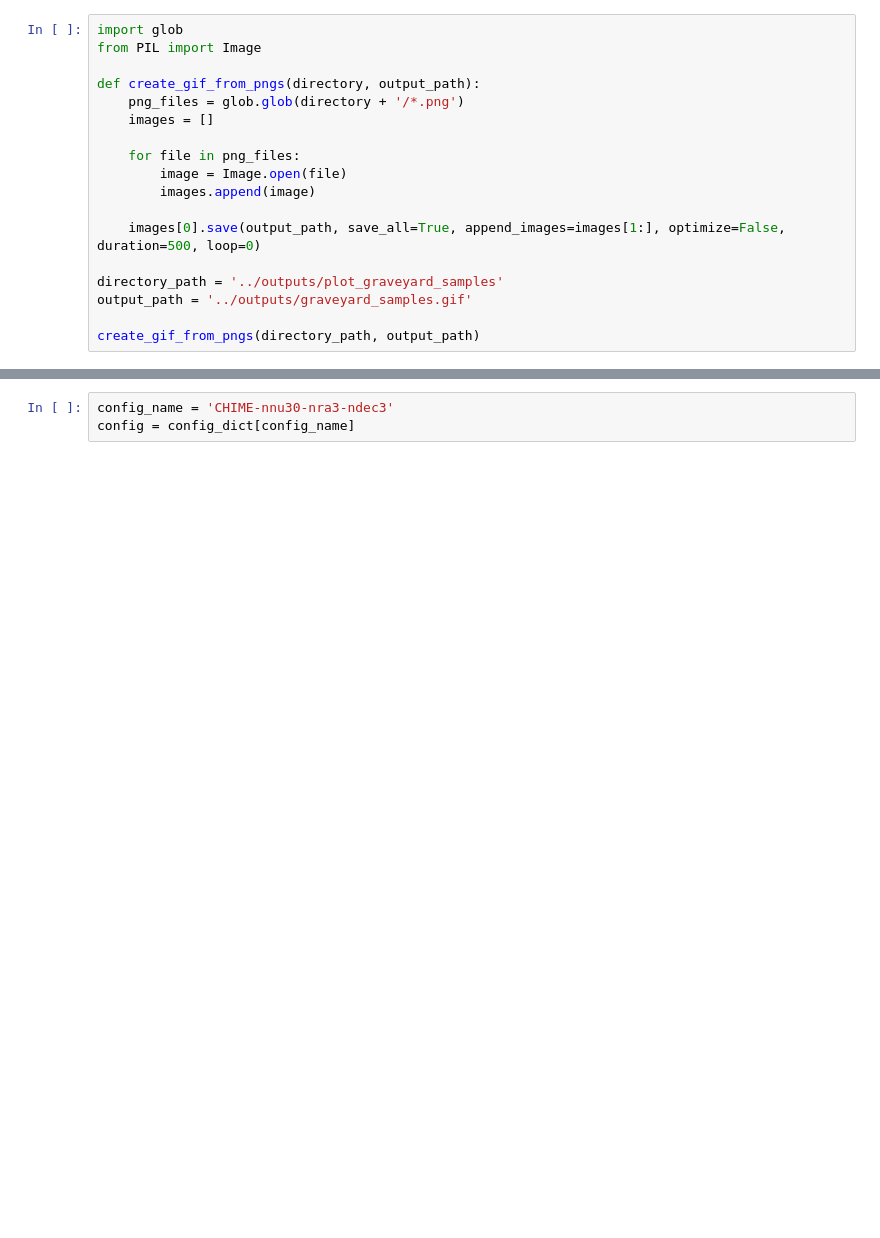
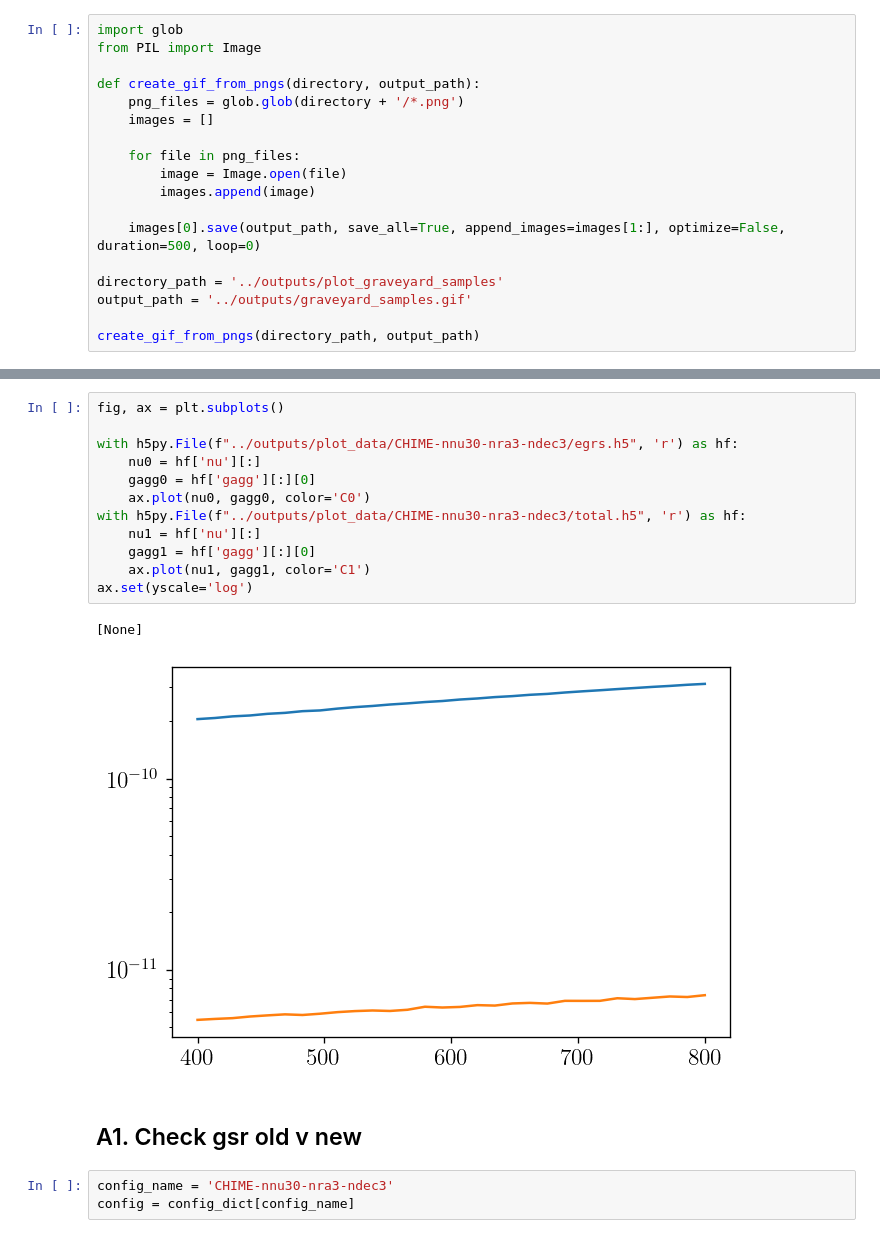
Before and after one commit to yitiansun/axion-mirror, a Jupyter notebook: estimates/plotting.ipynb, the cells around one changed output, grey strips where cells are left out. Saved outputs shown, nothing was run; the diff lists cells and outputs as text; blank space fills up the shorter version.

```diff
--- a/estimates/plotting.ipynb
+++ b/estimates/plotting.ipynb
@@ -230,3 +241,20 @@ create_gif_from_pngs(directory_path, output_path)
+# %%
+fig, ax = plt.subplots()
+
+with h5py.File(f"../outputs/plot_data/CHIME-nnu30-nra3-ndec3/egrs.h5", 'r') as hf:
+    nu0 = hf['nu'][:]
+    gagg0 = hf['gagg'][:][0]
+    ax.plot(nu0, gagg0, color='C0')
+with h5py.File(f"../outputs/plot_data/CHIME-nnu30-nra3-ndec3/total.h5", 'r') as hf:
+    nu1 = hf['nu'][:]
+    gagg1 = hf['gagg'][:][0]
+    ax.plot(nu1, gagg1, color='C1')
+ax.set(yscale='log')
+# %% [output]
+[None]
+[figure, added]
+# %% [markdown]
+## A1. Check gsr old v new
 # %%
 config_name = 'CHIME-nnu30-nra3-ndec3'
 config = config_dict[config_name]
```
Also changed, not shown: parts of 2 cells of this notebook, 13 other files.
